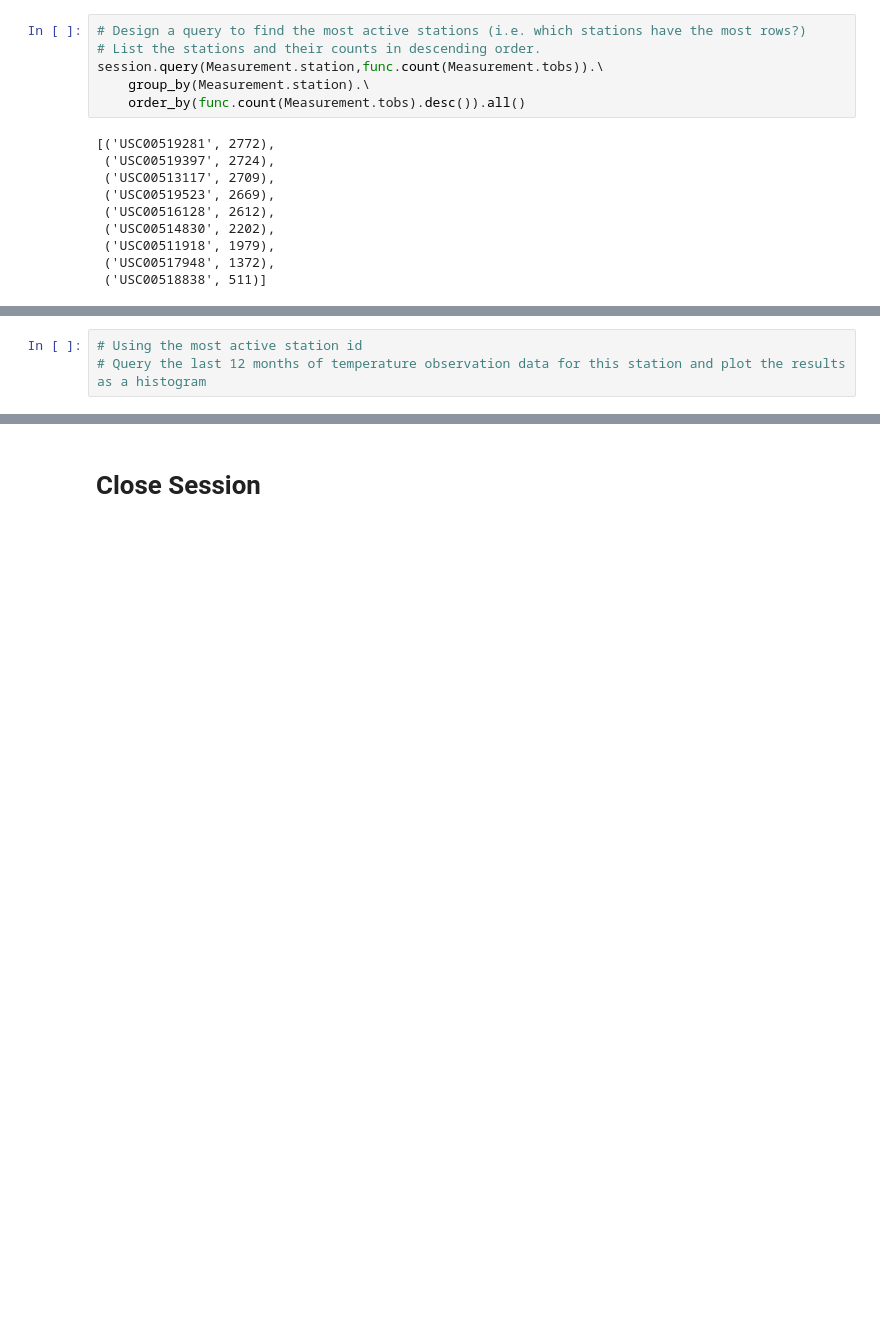
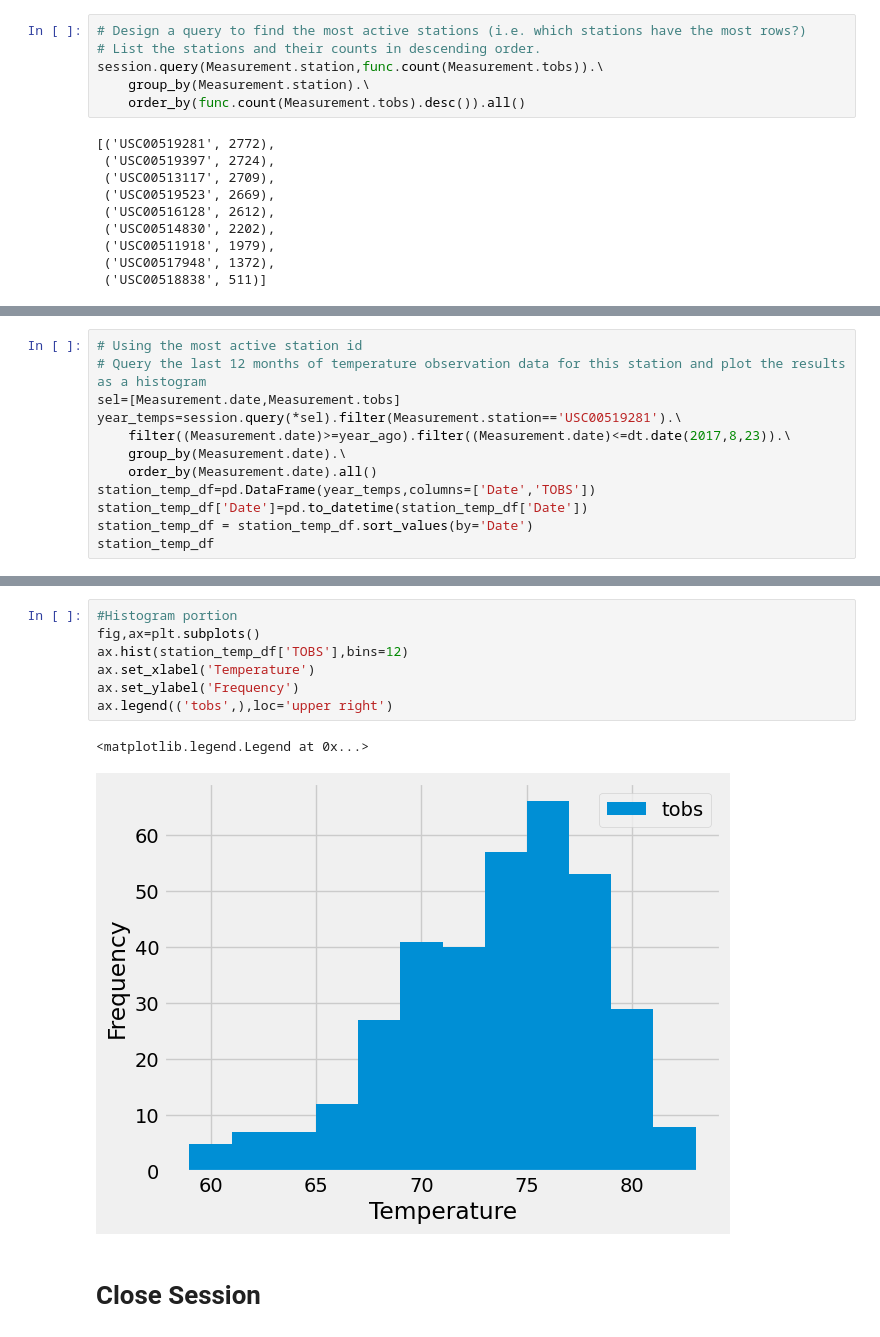
Before and after one commit to SamanthaMcKay/SQLAlchemy-Challenge, a Jupyter notebook: SurfsUp/climate_starter.ipynb, the cells around one changed output, grey strips where cells are left out. Cells and saved outputs as stored; diff of their text form; blank space fills up the shorter version.

Commit message:
Added histogram

```diff
--- a/SurfsUp/climate_starter.ipynb
+++ b/SurfsUp/climate_starter.ipynb
@@ -160,3 +163,12 @@ session.query(Measurement.station,func.count(Measurement.tobs)).\
 # %%
 # Using the most active station id
 # Query the last 12 months of temperature observation data for this station and plot the results as a histogram
+sel=[Measurement.date,Measurement.tobs]
+year_temps=session.query(*sel).filter(Measurement.station=='USC00519281').\
+    filter((Measurement.date)>=year_ago).filter((Measurement.date)<=dt.date(2017,8,23)).\
+    group_by(Measurement.date).\
+    order_by(Measurement.date).all()
+station_temp_df=pd.DataFrame(year_temps,columns=['Date','TOBS'])
+station_temp_df['Date']=pd.to_datetime(station_temp_df['Date'])
+station_temp_df = station_temp_df.sort_values(by='Date')
+station_temp_df
@@ -163,3 +189,13 @@ session.query(Measurement.station,func.count(Measurement.tobs)).\
+# %%
+#Histogram portion
+fig,ax=plt.subplots()
+ax.hist(station_temp_df['TOBS'],bins=12)
+ax.set_xlabel('Temperature')
+ax.set_ylabel('Frequency')
+ax.legend(('tobs',),loc='upper right')
+# %% [output]
+<matplotlib.legend.Legend at 0x...>
+[figure, added]
 # %% [markdown]
 # Close Session
 # %%
```
Also changed, not shown: parts of 3 cells of this notebook.
